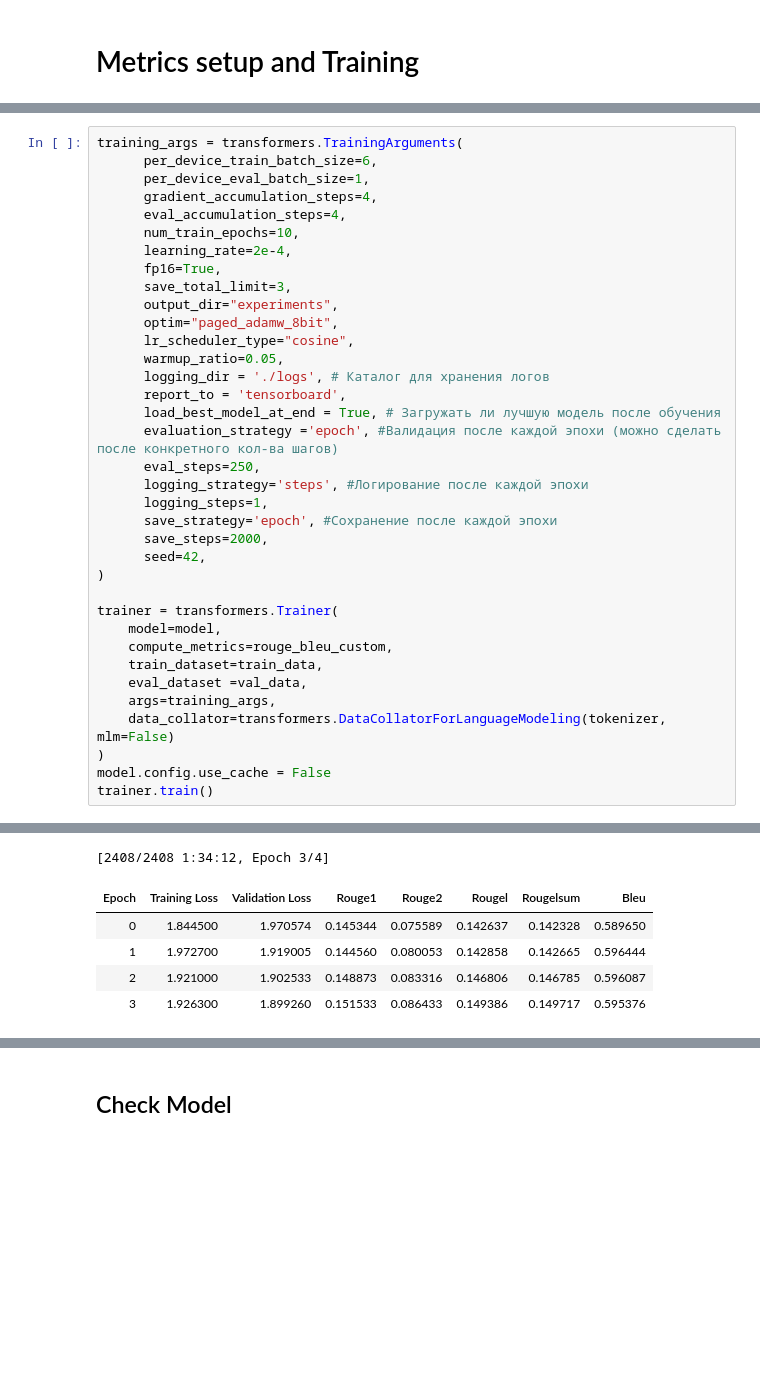
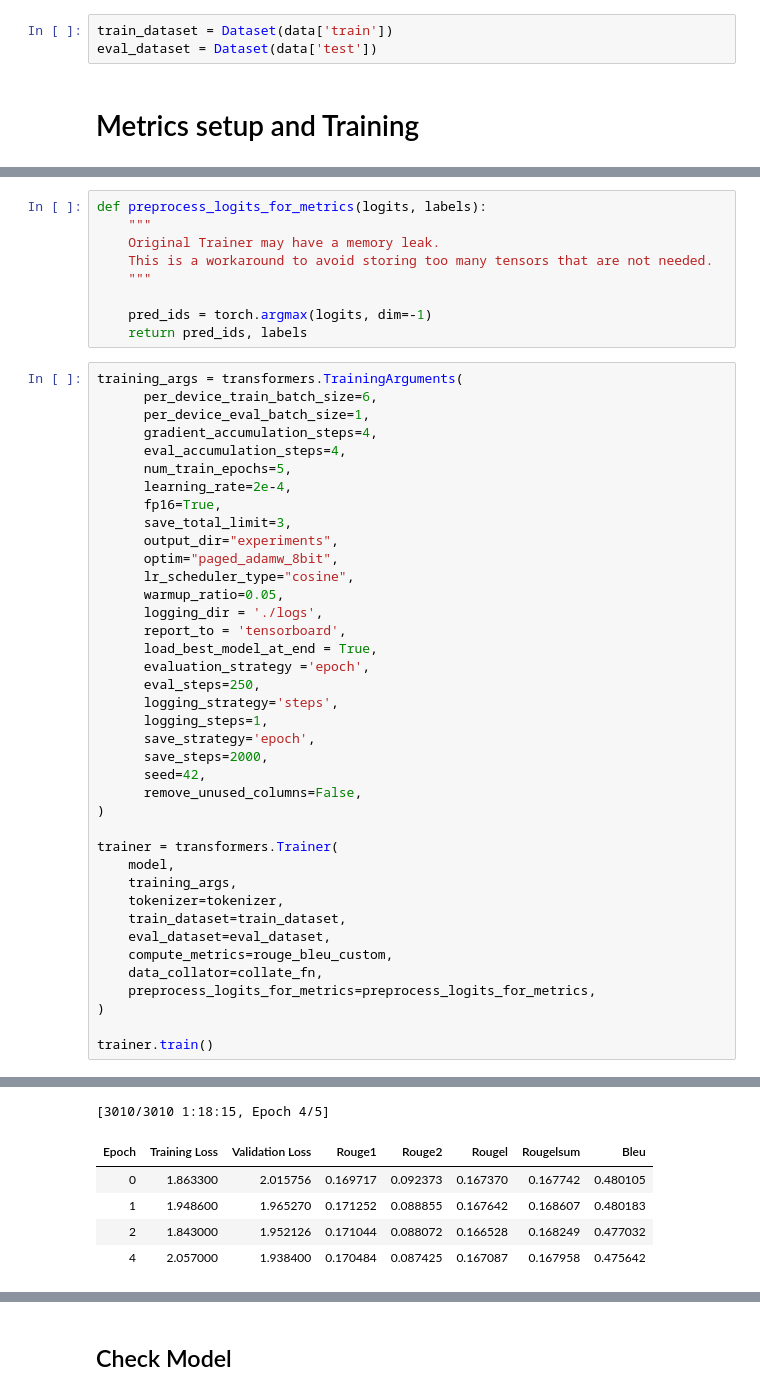
Before and after one commit to imthatmage/Telegram-Assistance-Bot, a Jupyter notebook: training_notebooks/rugptlarge_lm_qlora_training.ipynb, the cells around one changed output, grey strips where cells are left out. Cells and saved outputs as stored; diff of their text form; blank space fills up the shorter version.

Commit message:
ENH: more accurate training update

```diff
--- a/training_notebooks/rugptlarge_lm_qlora_training.ipynb
+++ b/training_notebooks/rugptlarge_lm_qlora_training.ipynb
@@ -169,3 +199,6 @@ val_data = data["test"].shuffle().map(generate_and_tokenize_prompt)
+# %%
+train_dataset = Dataset(data['train'])
+eval_dataset = Dataset(data['test'])
 # %% [markdown]
 # Metrics setup and Training
 # %%
@@ -239,13 +231,22 @@ def rouge_bleu_custom(pred):
     metrics_dict = metric.compute(predictions=pred_sent, references=ref_sent)
     metrics_dict['bleu'] = macro_bleu / len(references)
     return metrics_dict
+# %%
+def preprocess_logits_for_metrics(logits, labels):
+    """
+    Original Trainer may have a memory leak.
+    This is a workaround to avoid storing too many tensors that are not needed.
+    """
+
+    pred_ids = torch.argmax(logits, dim=-1)
+    return pred_ids, labels
 # %%
 training_args = transformers.TrainingArguments(
       per_device_train_batch_size=6,
       per_device_eval_batch_size=1,
       gradient_accumulation_steps=4,
       eval_accumulation_steps=4,
-      num_train_epochs=10,
+      num_train_epochs=5,
       learning_rate=2e-4,
       fp16=True,
       save_total_limit=3,
@@ -253,27 +254,30 @@ training_args = transformers.TrainingArguments(
       optim="paged_adamw_8bit",
       lr_scheduler_type="cosine",
       warmup_ratio=0.05,
-      logging_dir = './logs', # Каталог для хранения логов
+      logging_dir = './logs',
       report_to = 'tensorboard',
-      load_best_model_at_end = True, # Загружать ли лучшую модель после обучения
-      evaluation_strategy ='epoch', #Валидация после каждой эпохи (можно сделать после конкретного кол-ва шагов)
+      load_best_model_at_end = True,
+      evaluation_strategy ='epoch',
       eval_steps=250,
-      logging_strategy='steps', #Логирование после каждой эпохи
+      logging_strategy='steps',
       logging_steps=1,
-      save_strategy='epoch', #Сохранение после каждой эпохи
+      save_strategy='epoch',
       save_steps=2000,
       seed=42,
+      remove_unused_columns=False,
 )
 
 trainer = transformers.Trainer(
-    model=model,
+    model,
+    training_args,
+    tokenizer=tokenizer,
+    train_dataset=train_dataset,
+    eval_dataset=eval_dataset,
     compute_metrics=rouge_bleu_custom,
-    train_dataset=train_data,
-    eval_dataset =val_data,
-    args=training_args,
-    data_collator=transformers.DataCollatorForLanguageModeling(tokenizer, mlm=False)
+    data_collator=collate_fn,
+    preprocess_logits_for_metrics=preprocess_logits_for_metrics,
 )
-model.config.use_cache = False
+
 trainer.train()
 # %% [output]
 dataloader_config = DataLoaderConfiguration(dispatch_batches=None, split_batches=False, even_batches=True, use_seedable_sampler=True)
@@ -282,6 +287,6 @@ Detected kernel version 4.15.0, which is below the recommended minimum of 5.5.0;
-[2408/2408 1:34:12, Epoch 3/4]
+[3010/3010 1:18:15, Epoch 4/5]
 | Epoch | Training Loss | Validation Loss | Rouge1 | Rouge2 | Rougel | Rougelsum | Bleu |
-| 0 | 1.844500 | 1.970574 | 0.145344 | 0.075589 | 0.142637 | 0.142328 | 0.589650 |
-| 1 | 1.972700 | 1.919005 | 0.144560 | 0.080053 | 0.142858 | 0.142665 | 0.596444 |
-| 2 | 1.921000 | 1.902533 | 0.148873 | 0.083316 | 0.146806 | 0.146785 | 0.596087 |
-| 3 | 1.926300 | 1.899260 | 0.151533 | 0.086433 | 0.149386 | 0.149717 | 0.595376 |
+| 0 | 1.863300 | 2.015756 | 0.169717 | 0.092373 | 0.167370 | 0.167742 | 0.480105 |
+| 1 | 1.948600 | 1.965270 | 0.171252 | 0.088855 | 0.167642 | 0.168607 | 0.480183 |
+| 2 | 1.843000 | 1.952126 | 0.171044 | 0.088072 | 0.166528 | 0.168249 | 0.477032 |
+| 4 | 2.057000 | 1.938400 | 0.170484 | 0.087425 | 0.167087 | 0.167958 | 0.475642 |
```
Also changed, not shown: parts of 30 cells of this notebook, 1 other file.
